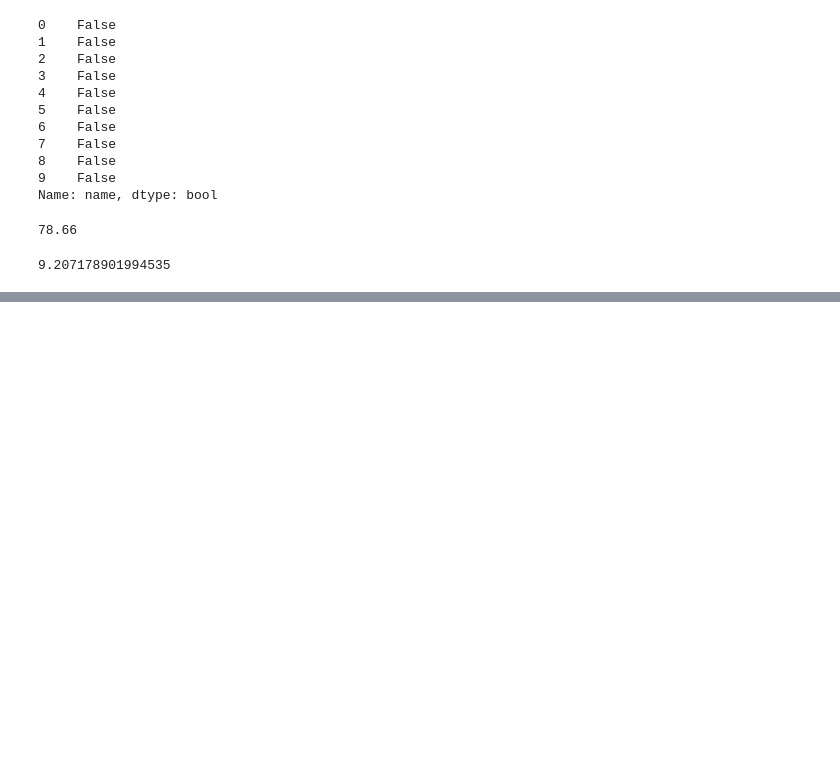
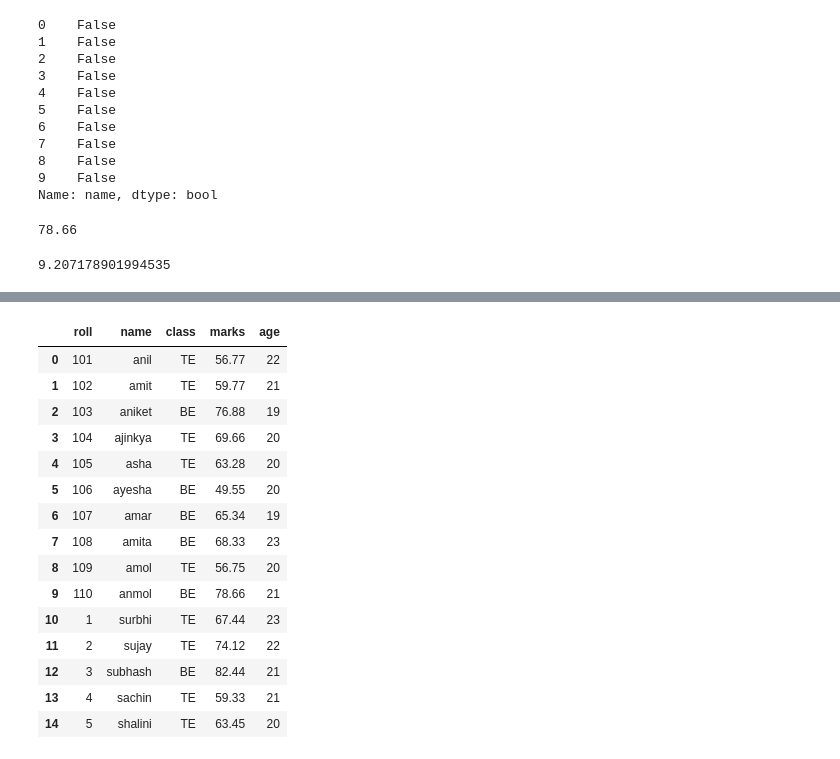
Before and after one commit to AdityaThakare72/Ajeenkya_DYP_Jan2026, a Jupyter notebook: Day4/pandas_8Jan.ipynb, the cells around one changed output, grey strips where cells are left out. Drawn from its saved outputs; the diff is of its cells as text; code cells hidden in the pictures; blank space fills up the shorter version.

```diff
--- a/Day4/pandas_8Jan.ipynb
+++ b/Day4/pandas_8Jan.ipynb
@@ -195,0 +230,2 @@ df['marks'].std()
+# %%
+df['gender'] = gender
@@ -195,0 +247,2 @@ df['marks'].std()
+# %%
+df['cgpa'] = df['marks'] / 10 + 0.5
@@ -195,0 +271,2 @@ df['marks'].std()
+# %%
+df.drop(['gender', 'cgpa'], axis=1, inplace=True)
@@ -195,0 +325,22 @@ df['marks'].std()
+# %%
+newdf1 = pd.read_csv("student5.csv")
+newdf1;
+# %%
+pd.concat([df, newdf1], ignore_index=True)
+# %% [output]
+|  | roll | name | class | marks | age |
+| 0 | 101 | anil | TE | 56.77 | 22 |
+| 1 | 102 | amit | TE | 59.77 | 21 |
+| 2 | 103 | aniket | BE | 76.88 | 19 |
+| 3 | 104 | ajinkya | TE | 69.66 | 20 |
+| 4 | 105 | asha | TE | 63.28 | 20 |
+| 5 | 106 | ayesha | BE | 49.55 | 20 |
+| 6 | 107 | amar | BE | 65.34 | 19 |
+| 7 | 108 | amita | BE | 68.33 | 23 |
+| 8 | 109 | amol | TE | 56.75 | 20 |
+| 9 | 110 | anmol | BE | 78.66 | 21 |
+| 10 | 1 | surbhi | TE | 67.44 | 23 |
+| 11 | 2 | sujay | TE | 74.12 | 22 |
+| 12 | 3 | subhash | BE | 82.44 | 21 |
+| 13 | 4 | sachin | TE | 59.33 | 21 |
+| 14 | 5 | shalini | TE | 63.45 | 20 |
```
Also changed, not shown: parts of 17 cells of this notebook.
